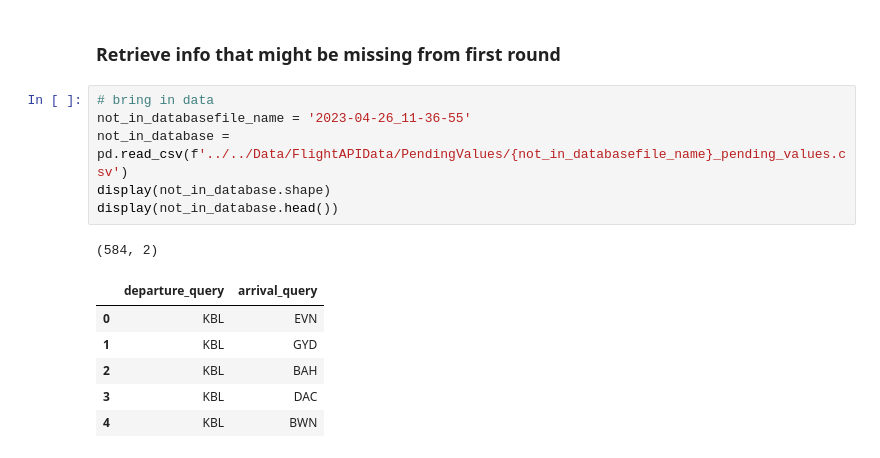
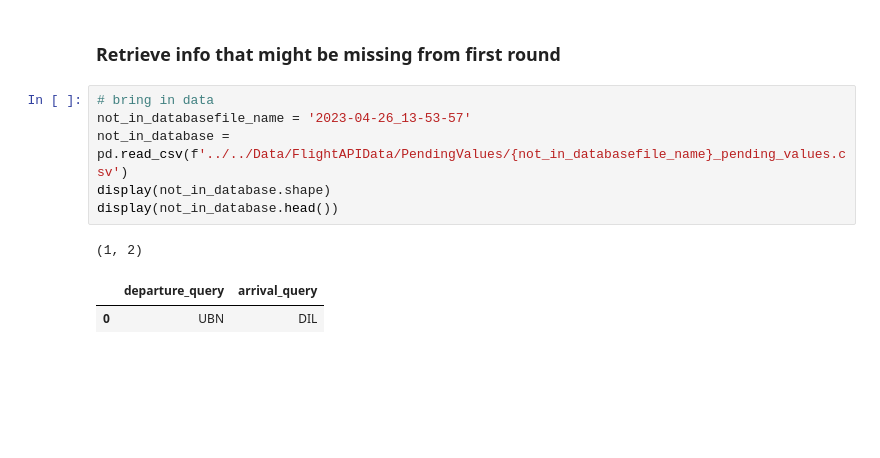
Before and after one commit to vdelimad/tsb-with-reinforcement-learning, a Jupyter notebook: Code/DataGathering/flight_data_gathering.ipynb, the cells around one changed output. Saved outputs shown, nothing was run; the diff lists cells and outputs as text; blank space fills up the shorter version.

```diff
--- a/Code/DataGathering/flight_data_gathering.ipynb
+++ b/Code/DataGathering/flight_data_gathering.ipynb
@@ -618,18 +617,14 @@ success
 ### Retrieve info that might be missing from first round
 # %%
 # bring in data
-not_in_databasefile_name = '2023-04-26_11-36-55'
+not_in_databasefile_name = '2023-04-26_13-53-57'
 not_in_database = pd.read_csv(f'../../Data/FlightAPIData/PendingValues/{not_in_databasefile_name}_pending_values.csv')
 display(not_in_database.shape)
 display(not_in_database.head())
 # %% [output]
-(584, 2)
+(1, 2)
 |  | departure_query | arrival_query |
-| 0 | KBL | EVN |
-| 1 | KBL | GYD |
-| 2 | KBL | BAH |
-| 3 | KBL | DAC |
-| 4 | KBL | BWN |
+| 0 | UBN | DIL |
 # %%
 # timestamp so all files have the same time
 timestamp = datetime.now().strftime('%Y-%m-%d_%H-%M-%S')
```
Also changed, not shown: parts of 6 cells of this notebook, 4 other files.
